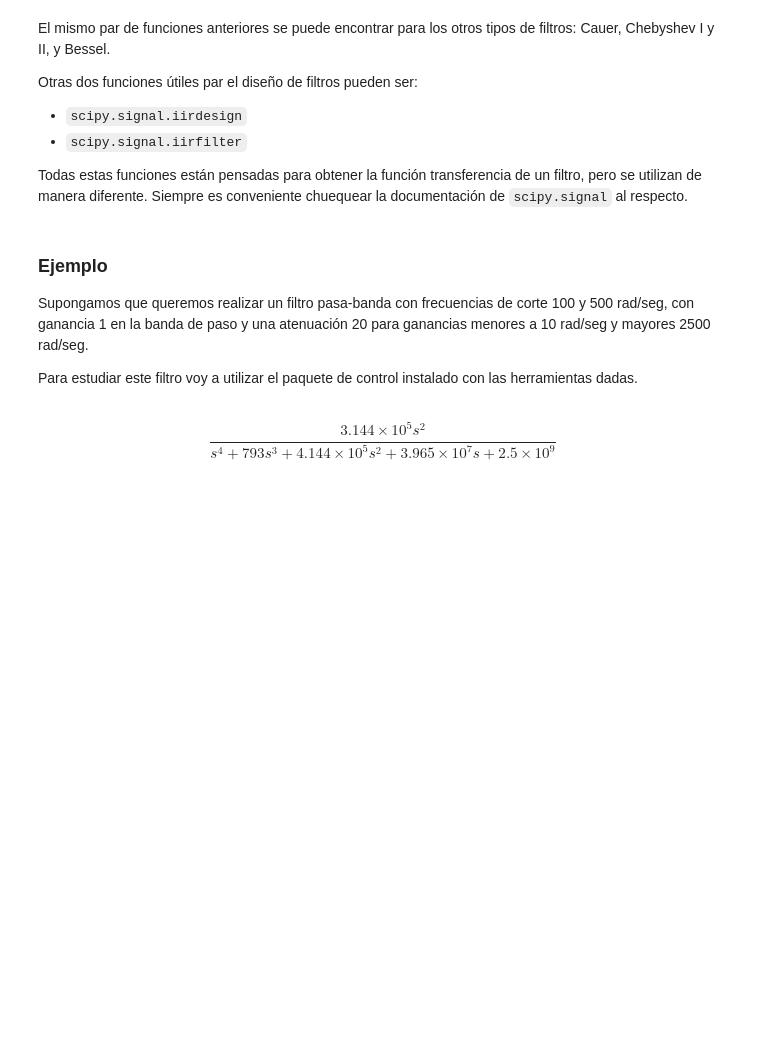
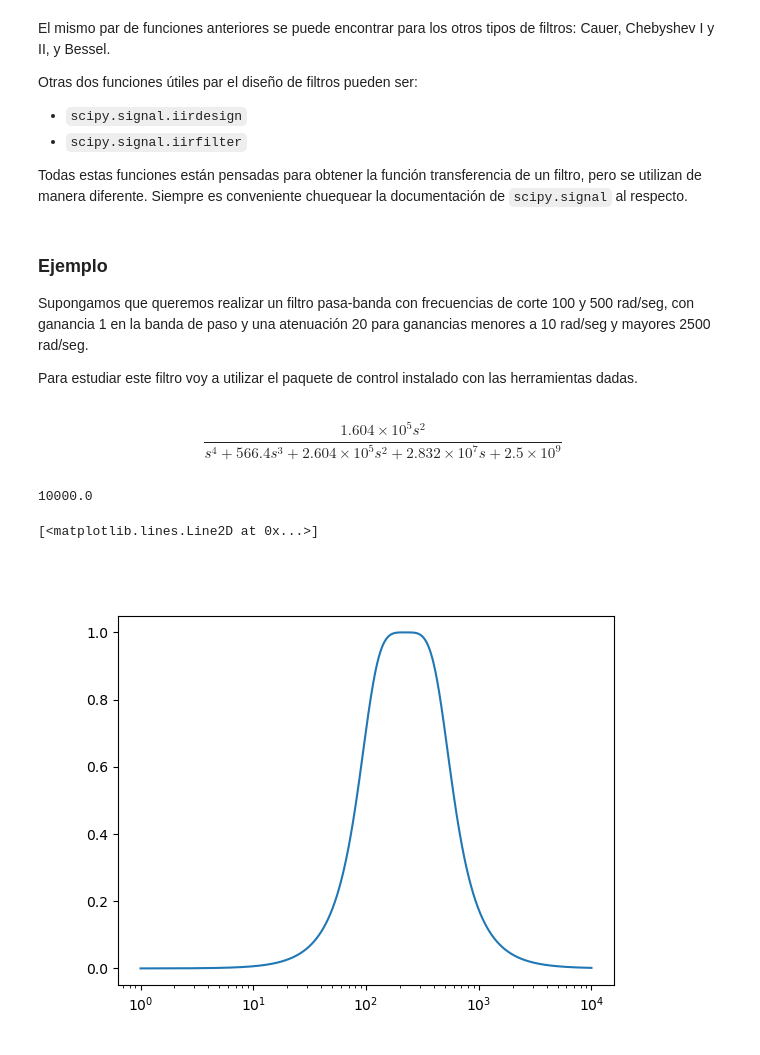
Before and after one commit to gonmolina/dsp_book, a Jupyter notebook: _sources/sources/filtros/filtros_analogicos.ipynb, the cells around one changed output. Drawn from its saved outputs; the diff is of its cells as text; code cells hidden in the pictures; blank space fills up the shorter version.

```diff
--- a/_sources/sources/filtros/filtros_analogicos.ipynb
+++ b/_sources/sources/filtros/filtros_analogicos.ipynb
@@ -270,11 +270,20 @@ Supongamos que queremos realizar un filtro pasa-banda con frecuencias de corte 1
 
 Para estudiar este filtro voy a utilizar el paquete de control instalado con las herramientas dadas.
 # %%
-from control import tf, bode
+from control import tf, bode, forced_response
 from scipy.signal import iirdesign, iirfilter
 
-b,a= iirdesign([100, 500], [10, 2500], 1, 20, True, 'butter', 'ba')
+b,a= iirdesign([100, 500], [10, 2500], 3, 26, True, 'butter', 'ba')
 G=tf(b,a)
 G
 # %% [output]
-$$\frac{3.144 \times 10^{5} s^2}{s^4 + 793 s^3 + 4.144 \times 10^{5} s^2 + 3.965 \times 10^{7} s + 2.5 \times 10^{9}}$$
+$$\frac{1.604 \times 10^{5} s^2}{s^4 + 566.4 s^3 + 2.604 \times 10^{5} s^2 + 2.832 \times 10^{7} s + 2.5 \times 10^{9}}$$
+# %%
+import numpy as np
+w = np.logspace(0, 4, 1001)
+# %%
+w[-1]
+# %% [output]
+10000.0
+# %%
+m=np.abs(G(1j*w))
@@ -280,0 +292,7 @@ $$\frac{3.144 \times 10^{5} s^2}{s^4 + 793 s^3 + 4.144 \times 10^{5} s^2 + 3.965
+# %%
+%matplotlib widget
+plt.figure()
+plt.semilogx(w, m)
+# %% [output]
+[<matplotlib.lines.Line2D at 0x...>]
+[figure, added]
```
Also changed, not shown: parts of 6 cells of this notebook, 31 other files.
